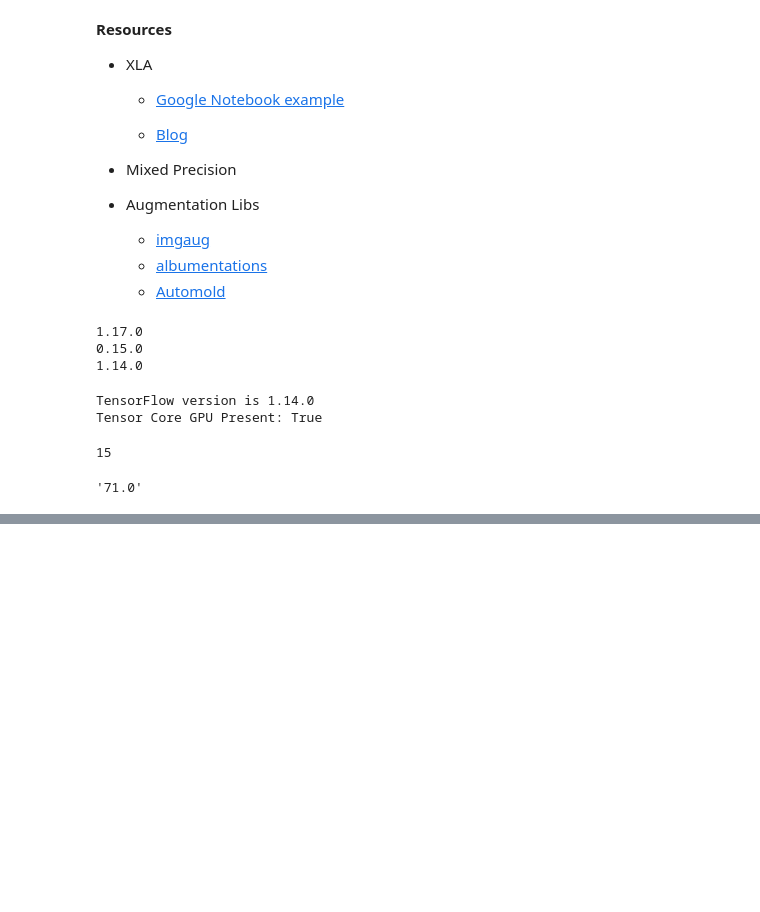
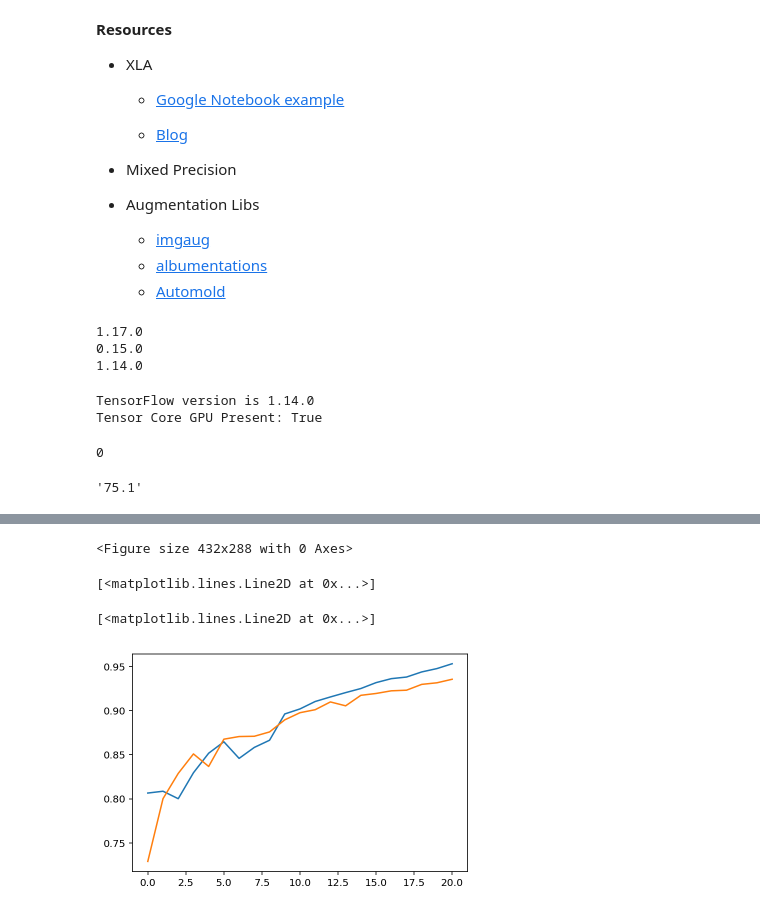
Before and after one commit to faizanahemad/eva, a Jupyter notebook: assignment-14/DN.ipynb, the cells around one changed output, grey strips where cells are left out. Cells and saved outputs as stored; diff of their text form; code cells hidden in the pictures; blank space fills up the shorter version.

```diff
--- a/assignment-14/DN.ipynb
+++ b/assignment-14/DN.ipynb
@@ -230,7 +229,15 @@ print(gc.collect())
 model = DavidNet(weight=0.125)
 batches_per_epoch = len_train//BATCH_SIZE + 1
 
-lr_schedule = lambda t: np.interp([t], [0, (EPOCHS+1)//5, EPOCHS], [0, LEARNING_RATE, 0])[0]
+# lr_schedule = lambda t: np.interp([t], [0, (EPOCHS+1)//5, EPOCHS], [0, LEARNING_RATE, 0])[0]
+
+lr_schedule = lambda t: np.interp([t], [0.0001, (EPOCHS+1)//5, EPOCHS-3, EPOCHS-2,EPOCHS-1, EPOCHS], [0, LEARNING_RATE, 0.09,0.06,0.03,0.001])[0]
+
+# lr_schedule = lambda t: np.interp([t], [0, 2, (EPOCHS+1)//5, EPOCHS-3, EPOCHS], [0.0001,0.3, LEARNING_RATE,0.1, 0.01])[0]
+
+# lr_schedule = lambda t: np.interp([t],
+#                                   [0, 2, 5,12, 15, EPOCHS-2, EPOCHS],
+#                                   [0.0001,0.3, LEARNING_RATE,0.001,0.005,0.01, 0.001])[0]
 
 # lr_schedule = lambda t: np.interp([t], [0, (EPOCHS+1)//5, EPOCHS-1, EPOCHS], [0, LEARNING_RATE,0.025, 0.01])[0]
 
@@ -279,16 +286,11 @@ def rotate(imgs,epoch):
         imgs[i] = rotate_one(im)
     return imgs
 
-strong_aug = Compose([GaussNoise(p=0.25),
+strong_aug = Compose([GaussNoise(p=0.25),RandomContrast(p=0.25),RandomFog(p=0.25),ChannelShuffle(p=0.25),
                     OneOf([
                         MedianBlur(blur_limit=3, p=0.25),
                         Blur(blur_limit=3, p=0.25),
-                    ], p=0.5),
-                    OneOf([
-                        ChannelShuffle(p=0.25),
-                        RandomFog(p=0.5),
-                        RandomContrast(p=0.25),
-                    ], p=0.5),],p=strong_aug_proba)
+                    ], p=0.5)],p=strong_aug_proba)
 saug = lambda x: strong_aug(image=x)['image']
 def strong_augs(imgs,epoch):
     if epoch>=end_strong_aug or epoch<=start_strong_aug: # 15=93.4 # 10 =93.1 # 20=93.4
@@ -307,29 +309,30 @@ def combined_aug(imgs,epoch):
 # 19 - 93.6
 # 20 - 93.9
 # %% [output]
-15
+0
 # %%
 t1 = time.time()
 train_data = {}
 for epoch in range(EPOCHS):
     xt = combined_aug(x_train, epoch)
-    train_set = tf.data.Dataset.from_tensor_slices((xt, y_train)).map(data_aug, num_parallel_calls=tf.data.experimental.AUTOTUNE).map(data_aug2, num_parallel_calls=tf.data.experimental.AUTOTUNE).shuffle(len_train).prefetch(len_train)
+    train_set = tf.data.Dataset.from_tensor_slices((xt, y_train)).map(data_aug, num_parallel_calls=tf.data.experimental.AUTOTUNE).map(data_aug2, num_parallel_calls=tf.data.experimental.AUTOTUNE).shuffle(len_train).batch(BATCH_SIZE).prefetch(len_train)
     train_data[epoch] = train_set
 t2 = time.time()
 
 "%.1f" %(t2-t1)
 # %% [output]
-'71.0'
+'75.1'
 # %%
 print(gc.collect())
 t = time.time()
 t_last = time.time()
+train_accs = []
+test_accs = []
 test_set = tf.data.Dataset.from_tensor_slices((x_test, y_test)).batch(BATCH_SIZE).prefetch(1)
 
 for epoch in range(EPOCHS):
     train_loss = test_loss = train_acc = test_acc = 0.0
     train_set = train_data[epoch]
-    train_set = train_set.batch(BATCH_SIZE).prefetch(1)
 
     tf.keras.backend.set_learning_phase(1)
     for (x, y) in train_set:
@@ -339,7 +342,7 @@ for epoch in range(EPOCHS):
         var = model.trainable_variables
         grads = tape.gradient(loss, var)
         for g, v in zip(grads, var):
-            g += v * WEIGHT_DECAY * BATCH_SIZE
+            g += v * (WEIGHT_DECAY/(epoch+1)) * BATCH_SIZE
         opt.apply_gradients(zip(grads, var), global_step=global_step)
 
         train_loss += loss.numpy()
@@ -354,9 +357,20 @@ for epoch in range(EPOCHS):
     t2 = time.time()
     epoch_time = t2 - t_last
     t_last = t2
+    train_accs.append(train_acc / len_train)
+    test_accs.append(test_acc / len_test)
     print("epoch = %s"%(epoch+1),'lr: %.4f' % (lr_schedule(epoch+1)), '| train loss: %.4f' %(train_loss / len_train), 'train acc: %.3f' % (train_acc / len_train), 'val loss: %.4f' % (test_loss / len_test), 'val acc: %.3f' %(test_acc / len_test),"epoch time: %.2f"%(epoch_time), 'time: %.2f'%(t2 - t))
 
 
+plt.figure()
+plt.plot(train_accs[3:])
+plt.plot(test_accs[3:])
+plt.show()
+
+#
+
 # 0.936
+
+# epoch = 3 lr: 0.2400 | train loss: 0.6618 train acc: 0.769 val loss: 0.8386 val acc: 0.720
 # %% [output]
 0
@@ -378,0 +393,4 @@ epoch = 24 lr: 0.0000 | train loss: 0.1114 train acc: 0.964 val loss: 0.2022 val
+<Figure size 432x288 with 0 Axes>
+[<matplotlib.lines.Line2D at 0x...>]
+[<matplotlib.lines.Line2D at 0x...>]
+[figure, added]
```
Also changed, not shown: parts of 4 cells of this notebook.
